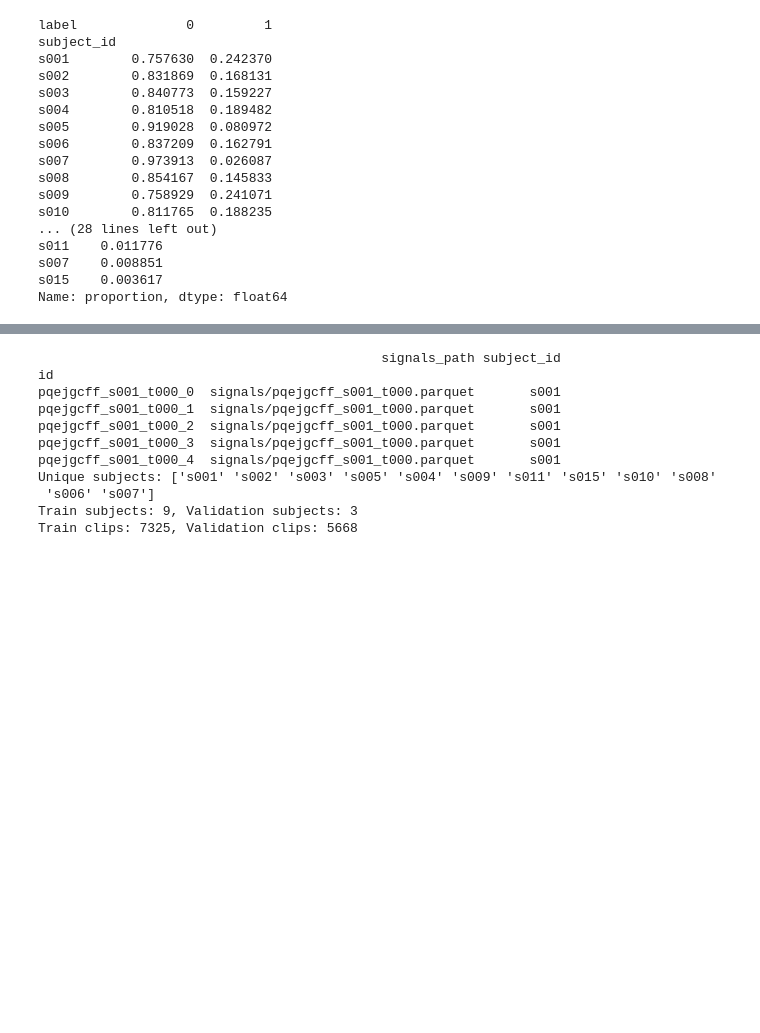
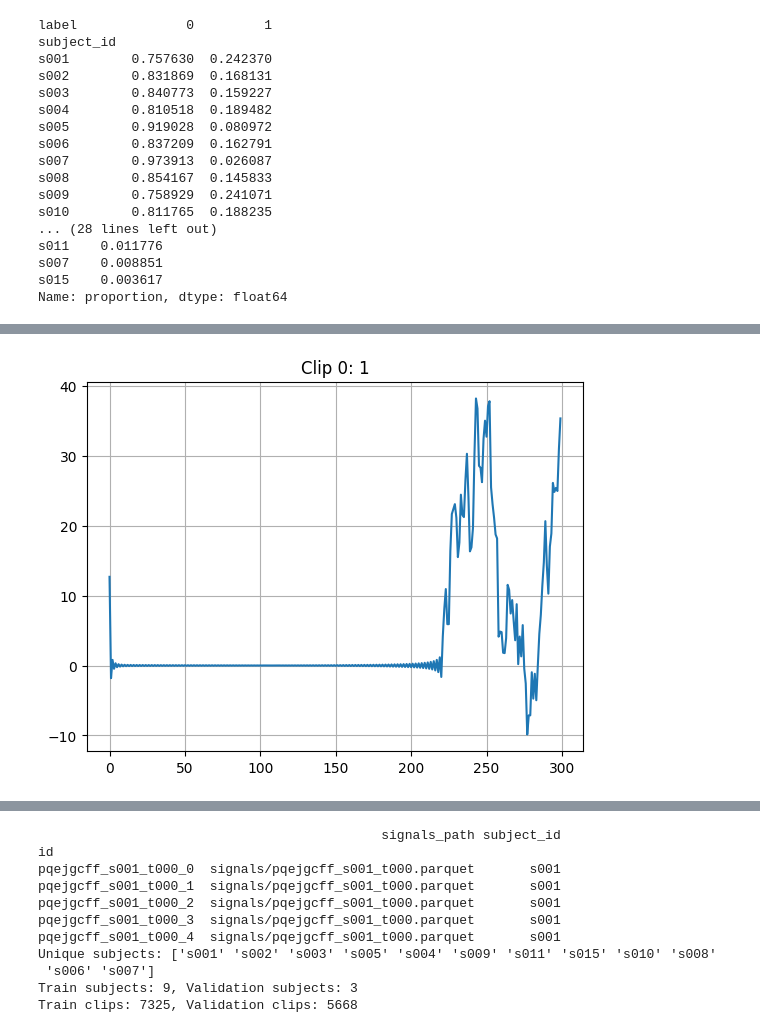
Before and after one commit to cboissier77/eeg_seizure_classifier, a Jupyter notebook: notebooks/experiments.ipynb, the cells around one changed output, grey strips where cells are left out. Cells and saved outputs as stored; diff of their text form; code cells hidden in the pictures; blank space fills up the shorter version.

```diff
--- a/notebooks/experiments.ipynb
+++ b/notebooks/experiments.ipynb
@@ -82,0 +149,9 @@ Name: proportion, dtype: float64
+# %%
+clip, y = dataset_tr[0]
+#plot first channel
+plt.plot(clip[:, 0])
+plt.title(f"Clip 0: {y}")
+plt.grid()
+plt.show()
+# %% [output]
+[figure, added]
```
Also changed, not shown: parts of 9 cells of this notebook, 2 other files.
